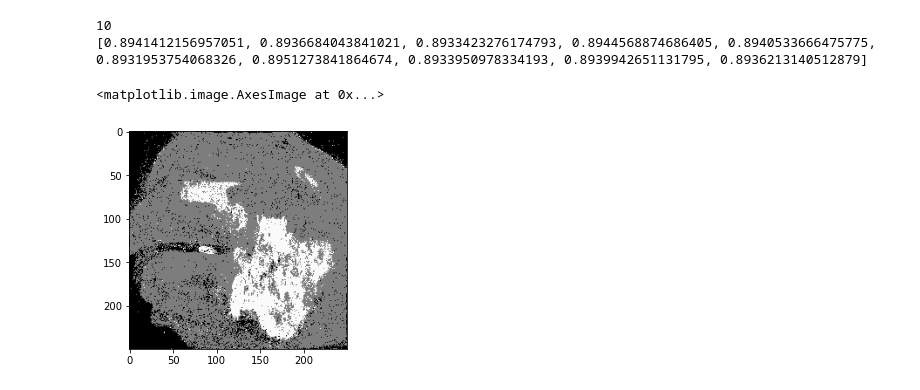
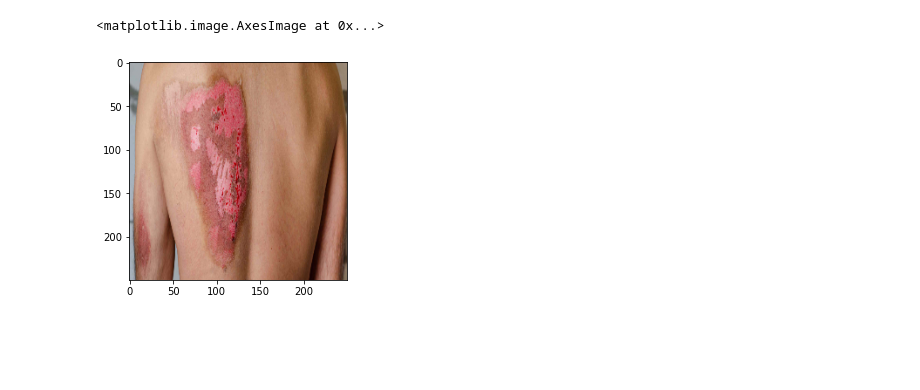
Before and after one commit to zachary-obrien/BurnEstimation, a Jupyter notebook: skin_segmentation_dtree.ipynb, the cells around one changed output. Saved outputs shown, nothing was run; the diff lists cells and outputs as text; code cells hidden in the pictures; blank space fills up the shorter version.

```diff
--- a/skin_segmentation_dtree.ipynb
+++ b/skin_segmentation_dtree.ipynb
@@ -58,13 +69,3 @@ Fold: 10
-# %%
-print(len(models))
-print(model_scores)
-max_value = max(model_scores)
-max_index = model_scores.index(max_value)
-pickle.dump(models[max_index], open(model_loc, 'wb'))
-#print(len(models))
-# %% [output]
-10
-[0.8941412156957051, 0.8936684043841021, 0.8933423276174793, 0.8944568874686405, 0.8940533666475775, 0.8931953754068326, 0.8951273841864674, 0.8933950978334193, 0.8939942651131795, 0.8936213140512879]
 # %%
 def segment_image(rgb_image, grayscale=True):
     loaded_model = pickle.load(open(model_loc, 'rb'))
@@ -93,8 +153,7 @@ def segment_image(rgb_image, grayscale=True):
 # %%
-test_img = "./Dataset/full_coco/images/img2.jpg"
+test_img = "./Dataset/full_coco/images/img7.jpg"
 rgb_image = load_rgb_image(test_img)
-segmented_image = segment_image(rgb_image)
-plt.imshow(segmented_image)
+plt.imshow(rgb_image)
 # %% [output]
 <matplotlib.image.AxesImage at 0x...>
-[figure, old version]
+[figure, new version]
```
Also changed, not shown: parts of 8 cells of this notebook, 23 other files.
